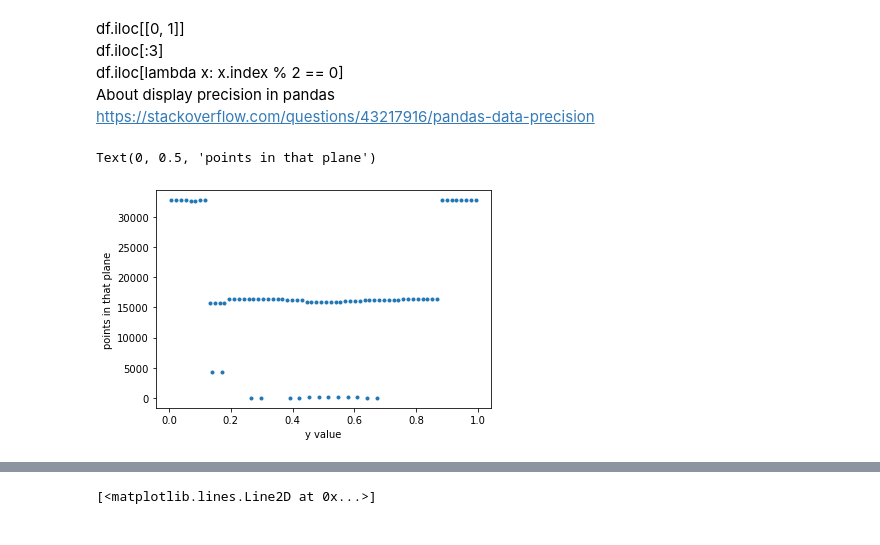
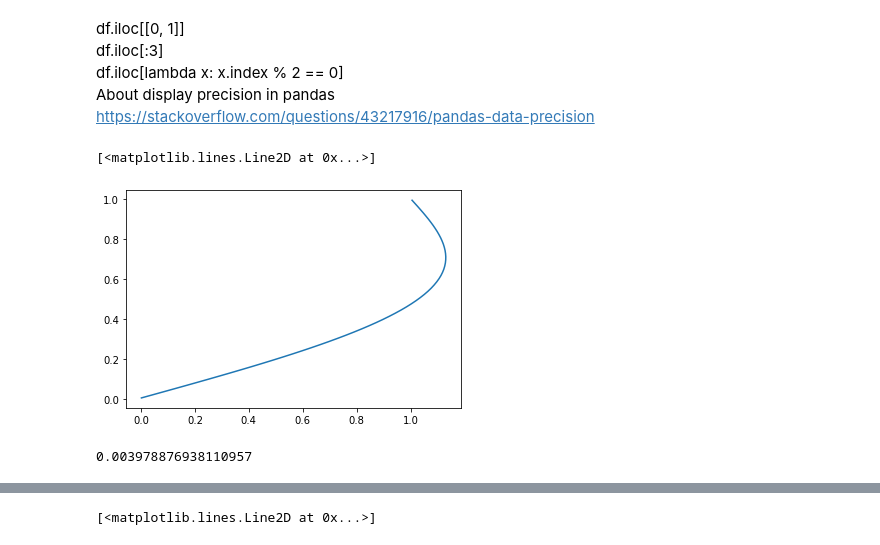
Before and after one commit to DeikeLab/jiarongw-postprocessing, a Jupyter notebook: turbulence/turbulence.ipynb, the cells around one changed output, grey strips where cells are left out. Drawn from its saved outputs; the diff is of its cells as text; code cells hidden in the pictures.

```diff
--- a/turbulence/turbulence.ipynb
+++ b/turbulence/turbulence.ipynb
@@ -27,12 +18,0 @@ y_set = sample.loc[sample.y > 0].y
-# %%
-# Sanity check of the resolution across y direction
-number=[]
-for y in y_set:
-    num = len(field.loc[abs(field.y) == y])
-    number.append(num)
-plt.plot(y_set, number,'.')
-plt.xlabel("y value")
-plt.ylabel("points in that plane")
-# %% [output]
-Text(0, 0.5, 'points in that plane')
-[figure, removed]
@@ -38,0 +23,17 @@ Text(0, 0.5, 'points in that plane')
+# %%
+Stat1 = TurStat(field, tset)
+Stat1.ensemble_aver()
+Stat1.field_en_aver = Stat1.field_en_aver.sort_values(by = ['y'])
+from Slicing import Slicing
+slicer_en_aver = Slicing(Stat1.field_en_aver, dimension = 3)
+
+# Still needs testing
+slicer_en_aver.get_grid_set('y')
+ux_aver = np.zeros(len(slicer_en_aver.grid_set))
+for j, y in enumerate(slicer_en_aver.grid_set):
+    ux_aver[j], fluc, number = slicer_en_aver.statistics('y', y, header = 'u.x')
+#     ux_aver[j], __, __ = filename.rpartition('.')
+plt.plot(ux_aver, slicer_en_aver.grid_set)
+# %% [output]
+[<matplotlib.lines.Line2D at 0x...>]
+[figure, added]
@@ -38,0 +42,4 @@ Text(0, 0.5, 'points in that plane')
+# %%
+0.025/(2*3.14159)
+# %% [output]
+0.003978876938110957
```
Also changed, not shown: parts of 7 cells of this notebook, 33 other files.
